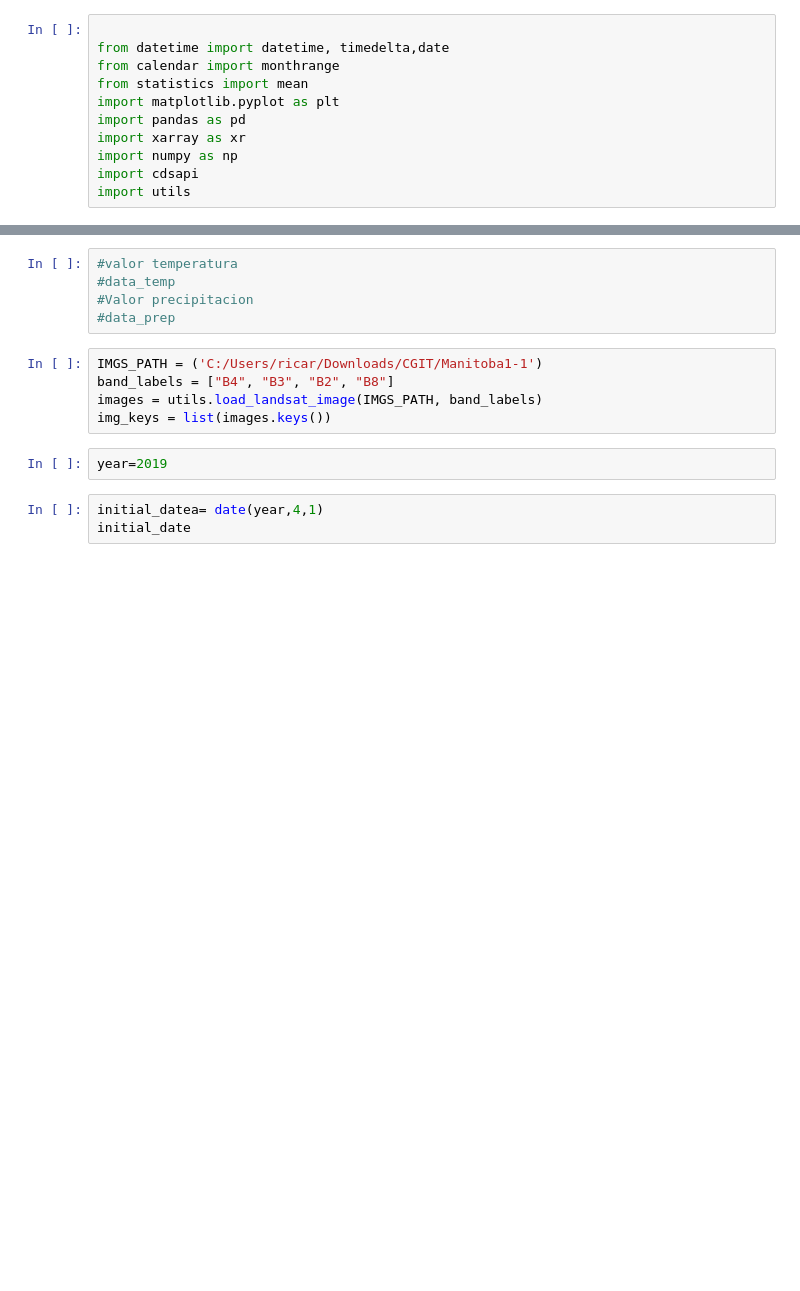
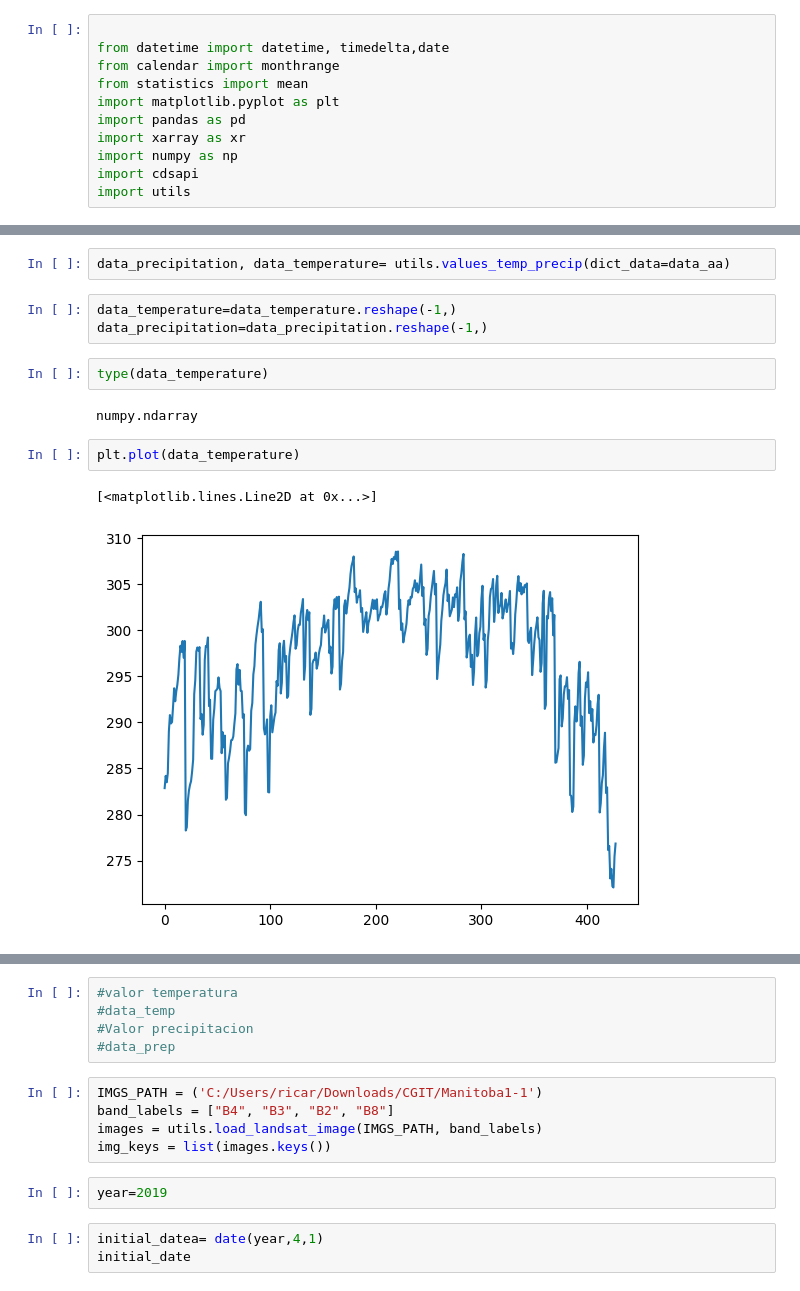
Before and after one commit to AguilarAngel9/Plant-Growth-Cycle-based-on-geospatial-data, a Jupyter notebook: DataExtraction/dataExtractorTemp.ipynb, the cells around one changed output, grey strips where cells are left out. Cells and saved outputs as stored; diff of their text form; blank space fills up the shorter version.

Commit message:
temperature data for future

```diff
--- a/DataExtraction/dataExtractorTemp.ipynb
+++ b/DataExtraction/dataExtractorTemp.ipynb
@@ -39,0 +40,14 @@ OSError: [Errno 22] Invalid argument: 'download.nc'
+# %%
+data_precipitation, data_temperature= utils.values_temp_precip(dict_data=data_aa)
+# %%
+data_temperature=data_temperature.reshape(-1,)
+data_precipitation=data_precipitation.reshape(-1,)
+# %%
+type(data_temperature)
+# %% [output]
+numpy.ndarray
+# %%
+plt.plot(data_temperature)
+# %% [output]
+[<matplotlib.lines.Line2D at 0x...>]
+[figure, added]
```
Also changed, not shown: parts of 16 cells of this notebook, 3 other files.
